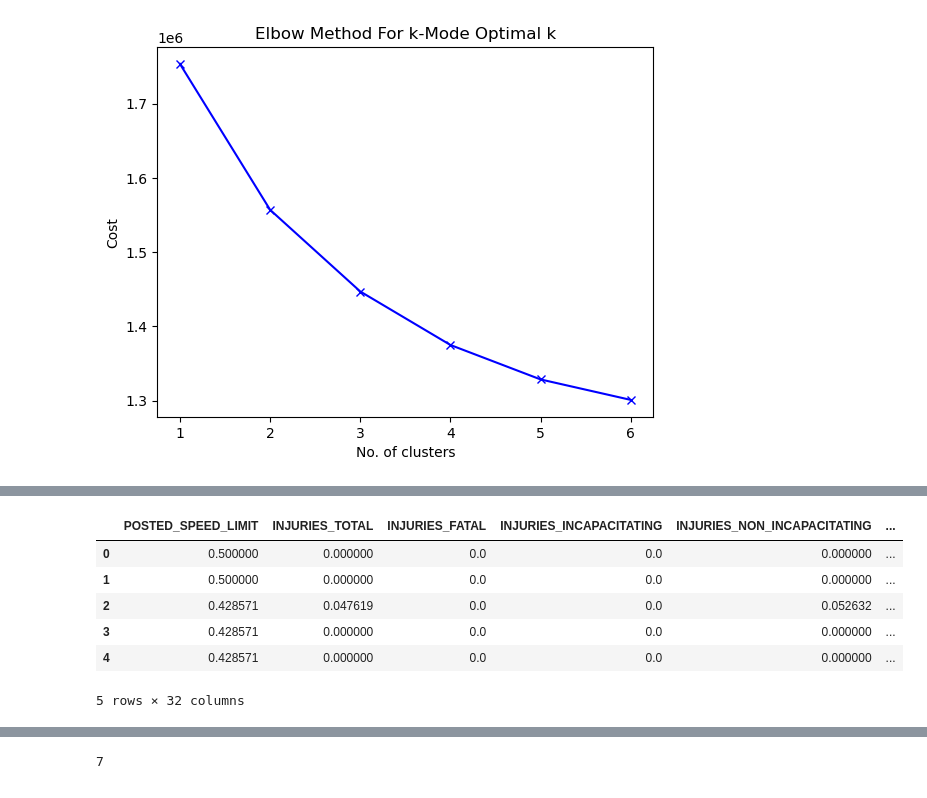
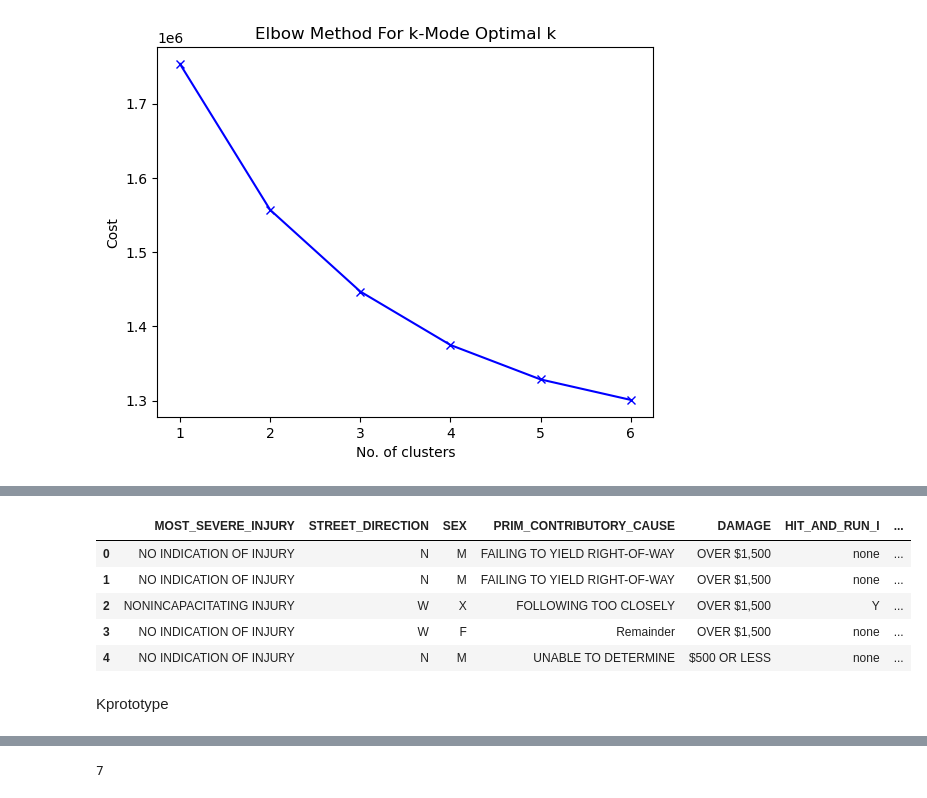
Before and after one commit to mhodgetts/Team-2, a Jupyter notebook: Team_2_V4.ipynb, the cells around one changed output, grey strips where cells are left out. Saved outputs shown, nothing was run; the diff lists cells and outputs as text; code cells hidden in the pictures.

Commit message:
kmode update

```diff
--- a/Team_2_V4.ipynb
+++ b/Team_2_V4.ipynb
@@ -657,19 +657,20 @@ array([1, 1, 0, ..., 2, 2, 3], dtype=uint16)
 # %%
-dff_final['Clusters']=clusters
-dff_final
+df_KM['Cluster']=clusters
+df_KM
 
 #Save new cluster to computer for k-Mean
-dff_final.to_csv('dff_final_Kmode.csv')
+df_KM.to_csv('df_kmode.csv')
 # %%
-dff_final[0:5]
+df_KM[0:5]
 # %% [output]
-|  | POSTED_SPEED_LIMIT | INJURIES_TOTAL | INJURIES_FATAL | INJURIES_INCAPACITATING | INJURIES_NON_INCAPACITATING | ... |
-| 0 | 0.500000 | 0.000000 | 0.0 | 0.0 | 0.000000 | ... |
-| 1 | 0.500000 | 0.000000 | 0.0 | 0.0 | 0.000000 | ... |
-| 2 | 0.428571 | 0.047619 | 0.0 | 0.0 | 0.052632 | ... |
-| 3 | 0.428571 | 0.000000 | 0.0 | 0.0 | 0.000000 | ... |
-| 4 | 0.428571 | 0.000000 | 0.0 | 0.0 | 0.000000 | ... |
+|  | MOST_SEVERE_INJURY | STREET_DIRECTION | SEX | PRIM_CONTRIBUTORY_CAUSE | DAMAGE | HIT_AND_RUN_I | ... |
+| 0 | NO INDICATION OF INJURY | N | M | FAILING TO YIELD RIGHT-OF-WAY | OVER $1,500 | none | ... |
+| 1 | NO INDICATION OF INJURY | N | M | FAILING TO YIELD RIGHT-OF-WAY | OVER $1,500 | none | ... |
+| 2 | NONINCAPACITATING INJURY | W | X | FOLLOWING TOO CLOSELY | OVER $1,500 | Y | ... |
+| 3 | NO INDICATION OF INJURY | W | F | Remainder | OVER $1,500 | none | ... |
+| 4 | NO INDICATION OF INJURY | N | M | UNABLE TO DETERMINE | $500 OR LESS | none | ... |
-5 rows × 32 columns
+# %% [markdown]
+Kprototype
 # %%
 
 dff_cat=dff_cat.iloc[0:5,4:68]
```
Also changed, not shown: parts of 18 cells of this notebook.
